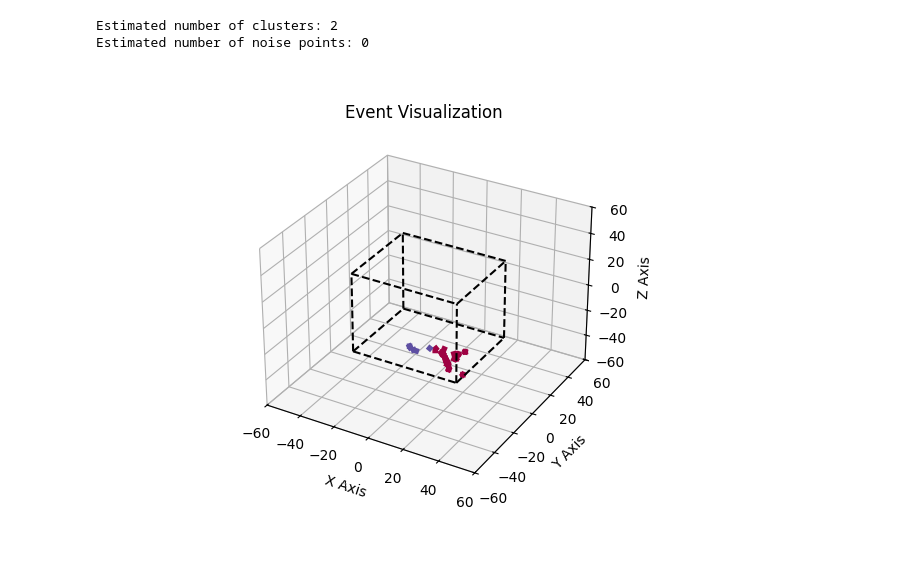
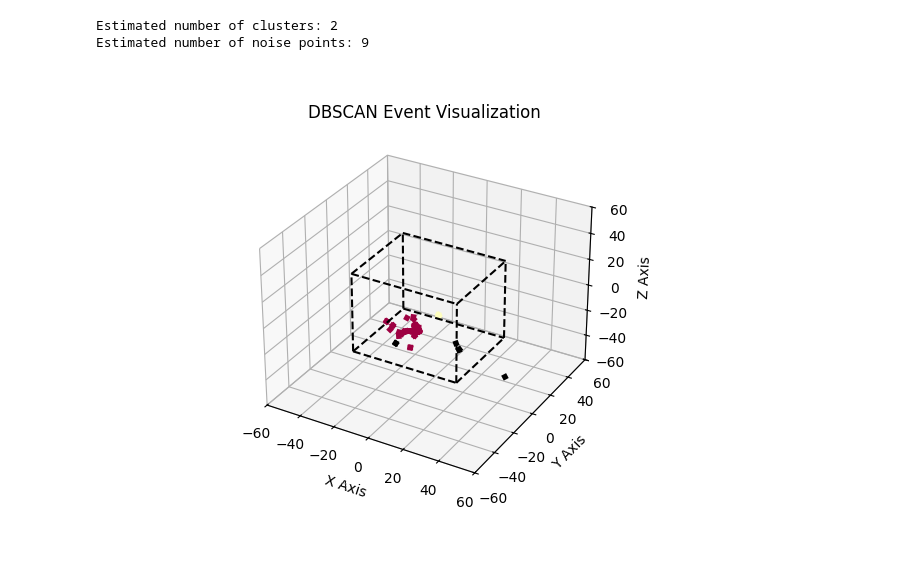
Before and after one commit to vaccarojohn/SNeNDSim, a Jupyter notebook: sim/selection_analysis/event_plotter.ipynb, the cells around one changed output. Drawn from its saved outputs; the diff is of its cells as text; code cells hidden in the pictures.

```diff
--- a/sim/selection_analysis/event_plotter.ipynb
+++ b/sim/selection_analysis/event_plotter.ipynb
@@ -150,3 +151,31 @@ def get_color(seg):
         return 'm'
     else:
         return 'k'
+# %%
+# Load data
+data = loadCosmicsEvent(185, 18548455)
+
+# Initialize figure
+fig = plt.figure()
+ax = fig.add_subplot(111, projection='3d')
+plt.title('Event Visualization')
+
+for seg in data:
+    ax.plot((seg['x_start'], seg['x_end']), (seg['y_start'], seg['y_end']), (seg['z_start'], seg['z_end']), color='black', linestyle='-', linewidth=4)
+
+# Set limits to reflect detector geometry
+draw_boundaries(ax)
+ax.set_xlim(-60, 60)
+ax.set_ylim(-60, 60)
+ax.set_zlim(-60, 60)
+
+# Add labels
+ax.set_xlabel('X Axis')
+ax.set_ylabel('Y Axis')
+ax.set_zlabel('Z Axis')
+
+# Enable scroll to zoom with zoom_factory
+disconnect_zoom = zoom_factory(ax, base_scale=1.02)
+
+# Show the plot
+plt.show()
@@ -153,11 +184,11 @@ def get_color(seg):
 # %%
 # Load data
-data = loadSignalEvent(0, 7)
+data = loadSignalEvent(0, 0)
 
 # Initialize figure
 fig = plt.figure()
 ax = fig.add_subplot(111, projection='3d')
-plt.title('Event Visualization')
+plt.title('DBSCAN Event Visualization')
 
 # DBSCAN parameters
 EPSILON = 8
@@ -173,32 +204,32 @@ n_clusters_ = len(unique_labels) - (1 if -1 in labels else 0)
 n_noise_ = list(labels).count(-1)
 print("Estimated number of clusters: %d" % n_clusters_)
 print("Estimated number of noise points: %d" % n_noise_)
 
 colors = [plt.cm.Spectral(each) for each in np.linspace(0, 1, len(unique_labels))]
 for i, seg in enumerate(data):
     if labels[i] == -1:
         col = [0, 0, 0, 1]
     else:
         col = colors[labels[i]]
     ax.plot((seg['x_start'], seg['x_end']), (seg['y_start'], seg['y_end']), (seg['z_start'], seg['z_end']), color=col, linestyle='-', linewidth=4)
 
 # Set limits to reflect detector geometry
 draw_boundaries(ax)
 ax.set_xlim(-60, 60)
 ax.set_ylim(-60, 60)
 ax.set_zlim(-60, 60)
 
 # Add labels
 ax.set_xlabel('X Axis')
 ax.set_ylabel('Y Axis')
 ax.set_zlabel('Z Axis')
 
 # Enable scroll to zoom with zoom_factory
 disconnect_zoom = zoom_factory(ax, base_scale=1.02)
 
 # Show the plot
 plt.show()
 # %% [output]
 Estimated number of clusters: 2
-Estimated number of noise points: 0
+Estimated number of noise points: 9
-[figure, old version]
+[figure, new version]
```
Also changed, not shown: parts of 4 cells of this notebook, 14 other files.
